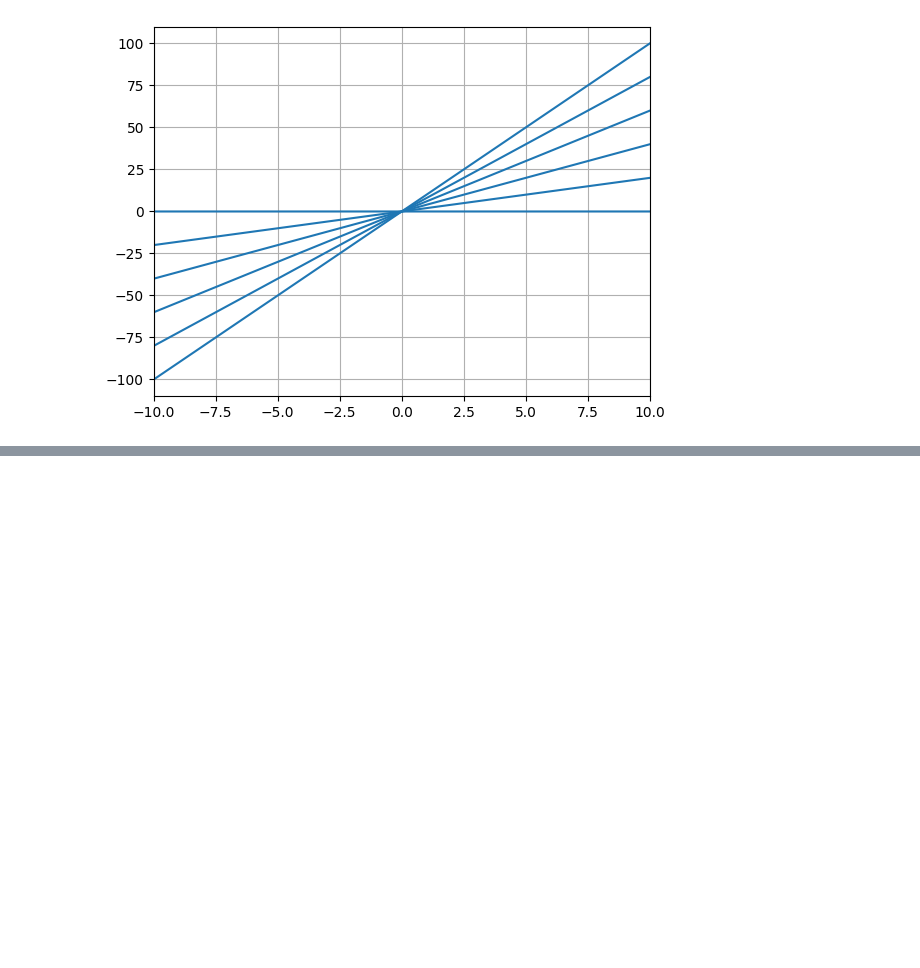
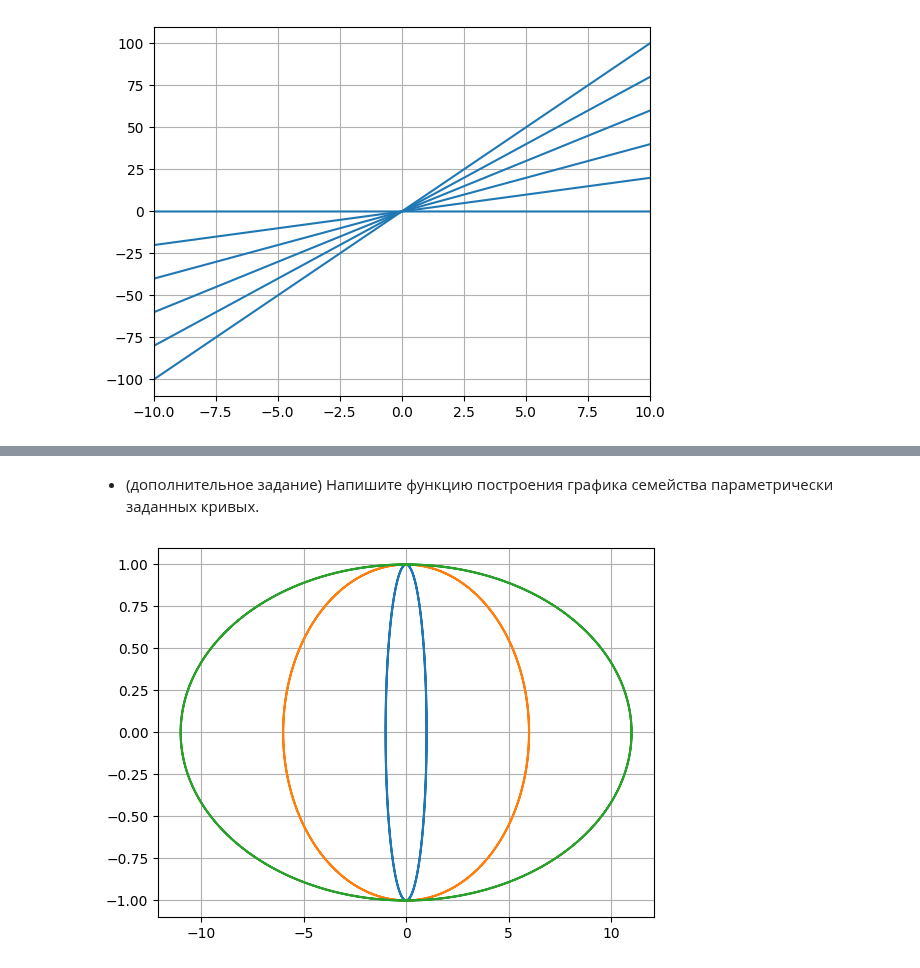
Before and after one commit to abgcw-dead/ca, a Jupyter notebook: L1.ipynb, the cells around one changed output, grey strips where cells are left out. Drawn from its saved outputs; the diff is of its cells as text; code cells hidden in the pictures; blank space fills up the shorter version.

```diff
--- a/L1.ipynb
+++ b/L1.ipynb
@@ -3644,0 +3663,17 @@ plot_fam(t * x, (x, -10, 10), (t, 0, 11, 2))
+# %% [markdown]
+* (дополнительное задание) Напишите функцию построения графика семейства параметрически заданных кривых.
+# %%
+def parametric_plot_fam(f: list, t: tuple, fam: tuple):
+  p = fam[1]
+  step = fam[3]
+  limit = fam[2]
+  while p < limit:
+    f_p = [subs(e, {fam[0]: p}) for e in f]
+    parametric_plot(f_p, t)
+    p += step
+
+p = symbol('p')
+t = symbol('t')
+parametric_plot_fam([p * cos(t), sin(t)], (t, 0, 4 * PI), (p, 1, 12, 5))
+# %% [output]
+[figure, added]
```
Also changed, not shown: parts of 3 cells of this notebook.
